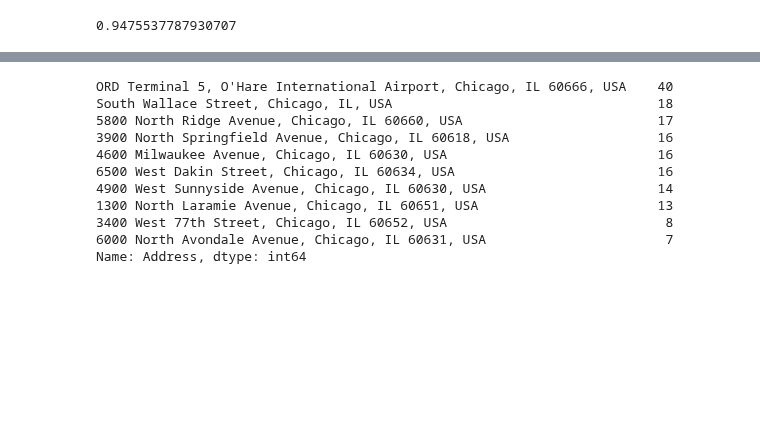
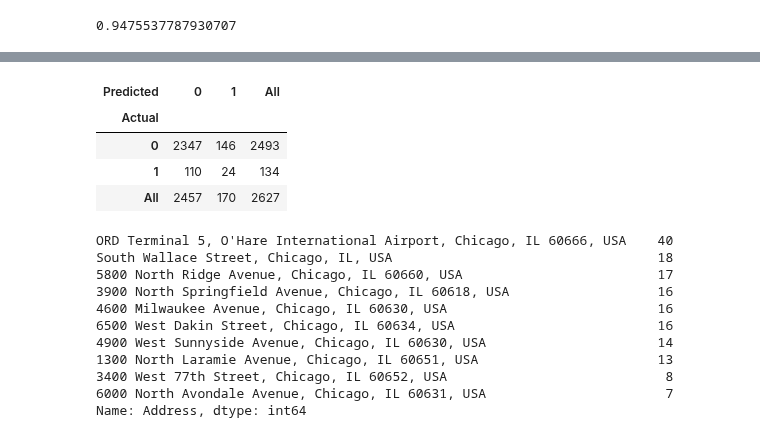
Before and after one commit to reef87/Predicting-West-Nile-Virus-Outbreaks-in-Chicago, a Jupyter notebook: code/project-4-wnv-nb3.ipynb, the cells around one changed output, grey strips where cells are left out. Cells and saved outputs as stored; diff of their text form; code cells hidden in the pictures; blank space fills up the shorter version.

```diff
--- a/code/project-4-wnv-nb3.ipynb
+++ b/code/project-4-wnv-nb3.ipynb
@@ -93,4 +87,15 @@ Cross Validation Score: 0.9330102375492906
 [Parallel(n_jobs=1)]: Done   5 out of   5 | elapsed:    0.2s finished
+# %%
+y_preds = rfc_wnvd.predict(X_test)
+
+rfc_df_confusion = pd.crosstab(y_test, y_preds, rownames=['Actual'], colnames=['Predicted'], margins=True)
+rfc_df_confusion
+# %% [output]
+| Predicted | 0 | 1 | All |
+| Actual |  |  |  |
+| 0 | 2347 | 146 | 2493 |
+| 1 | 110 | 24 | 134 |
+| All | 2457 | 170 | 2627 |
 # %%
 # Predicted Locations of West Nile Virus
 wnvd_test['WnvPresent'] = rfc_wnvd.predict(x)
```
Also changed, not shown: parts of 5 cells of this notebook.
